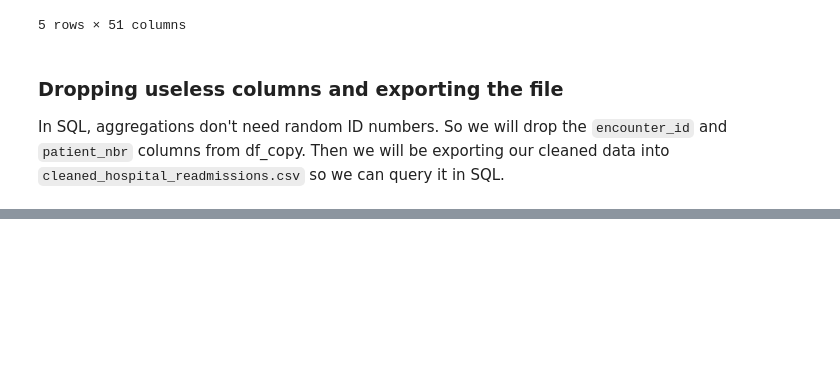
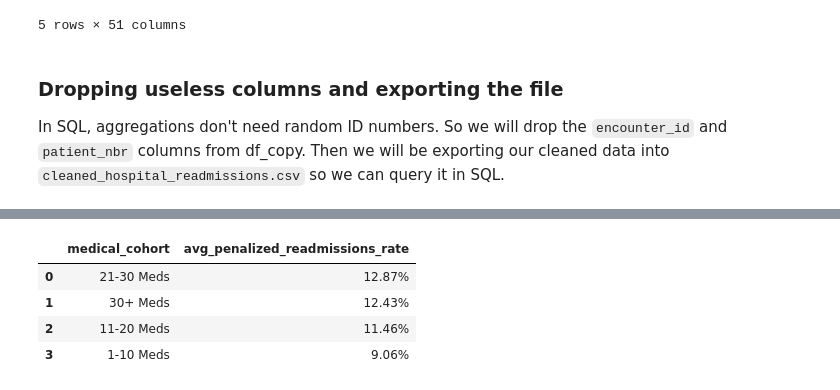
Before and after one commit to DoubleC8/Hospital-Readmission-Analytics, a Jupyter notebook: diabetes_hospital_readmission_analysis.ipynb, the cells around one changed output, grey strips where cells are left out. Saved outputs shown, nothing was run; the diff lists cells and outputs as text; code cells hidden in the pictures; blank space fills up the shorter version.

```diff
--- a/diabetes_hospital_readmission_analysis.ipynb
+++ b/diabetes_hospital_readmission_analysis.ipynb
@@ -141,0 +173,20 @@ df_copy.to_csv('cleaned_hospital_readmissions.csv', index=False)
+# %%
+query = """
+SELECT
+    medical_cohort,
+    (ROUND(AVG(target_readmitted) * 100, 2) || '%') AS avg_penalized_readmissions_rate
+FROM
+    patients
+GROUP BY
+    medical_cohort
+ORDER BY
+    AVG(target_readmitted) DESC
+"""
+
+pd.read_sql(query, conn)
+# %% [output]
+|  | medical_cohort | avg_penalized_readmissions_rate |
+| 0 | 21-30 Meds | 12.87% |
+| 1 | 30+ Meds | 12.43% |
+| 2 | 11-20 Meds | 11.46% |
+| 3 | 1-10 Meds | 9.06% |
```
Also changed, not shown: parts of 9 cells of this notebook, 1 other file.
